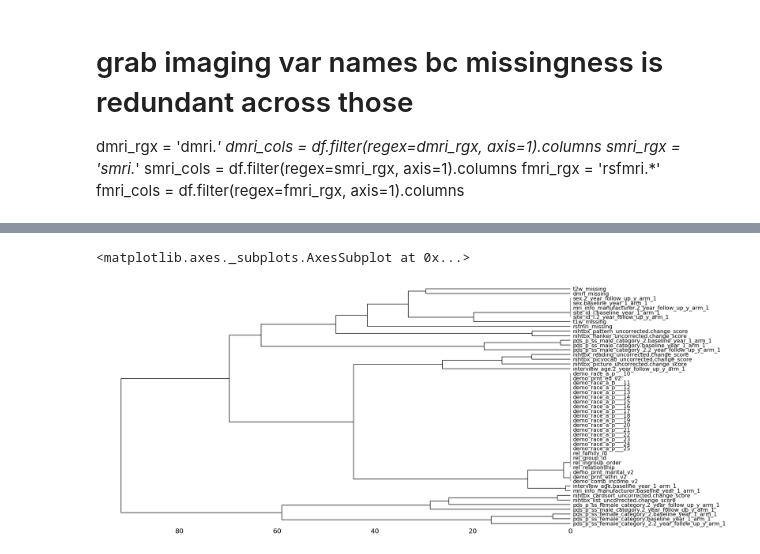
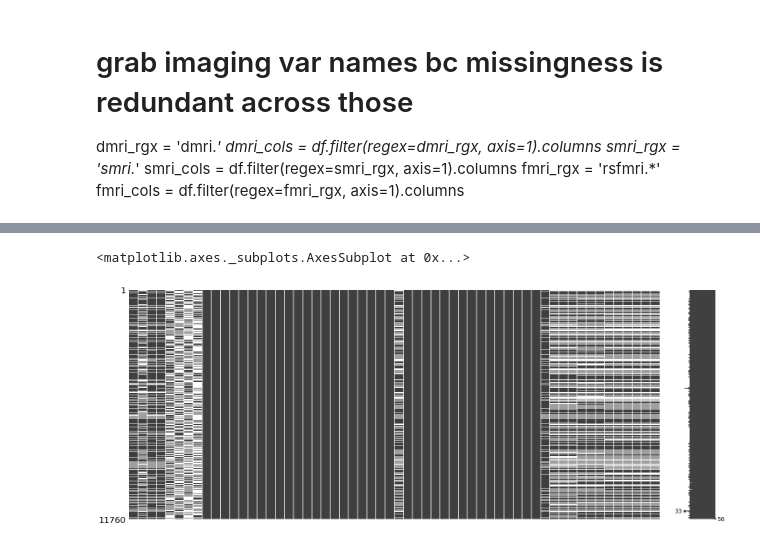
Before and after one commit to 62442katieb/deltaABCD_variability, a Jupyter notebook: notebooks/0.1missingness.ipynb, the cells around one changed output, grey strips where cells are left out. Drawn from its saved outputs; the diff is of its cells as text; code cells hidden in the pictures.

```diff
--- a/notebooks/0.1missingness.ipynb
+++ b/notebooks/0.1missingness.ipynb
@@ -268,5 +218,27 @@ dtype: float64
-# %%
-msno.dendrogram(miss_df)
-# %% [output]
-<matplotlib.axes._subplots.AxesSubplot at 0x...>
-[figure, removed]
+# %%
+from sklearn.decomposition import PCA
+pca = PCA(n_components=3)
+smri_comp = pca.fit_transform(deltasmri_complete)
+rsfmri_comp = pca.fit_transform(deltarsfmri_complete)
+rsi_comp = pca.fit_transform(deltarsi_complete)
+dti_comp = pca.fit_transform(deltadti_complete)
+# %%
+smri_components = pd.DataFrame(index=deltasmri_complete.index,
+                               data=smri_comp,
+                               columns=['smri1', 'smri2', 'smri3'])
+rsfmri_components = pd.DataFrame(index=deltarsfmri_complete.index,
+                                 data=rsfmri_comp,
+                                 columns=['rsfmri1', 'rsfmri2', 'rsfmri3'])
+rsi_components = pd.DataFrame(index=deltarsi_complete.index,
+                              data=rsi_comp,
+                              columns=['rsi1', 'rsi2', 'rsi3'])
+dti_components = pd.DataFrame(index=deltadti_complete.index,
+                              data=dti_comp,
+                              columns=['dti1', 'dti2', 'dti3'])
+# %%
+miss_w_comps = pd.concat([miss_df, smri_components, rsfmri_components, rsi_components, dti_components], axis=1)
+# %%
+msno.matrix(miss_w_comps)
+# %% [output]
+<matplotlib.axes._subplots.AxesSubplot at 0x...>
+[figure, added]
```
Also changed, not shown: parts of 16 cells of this notebook, 2 other files.
